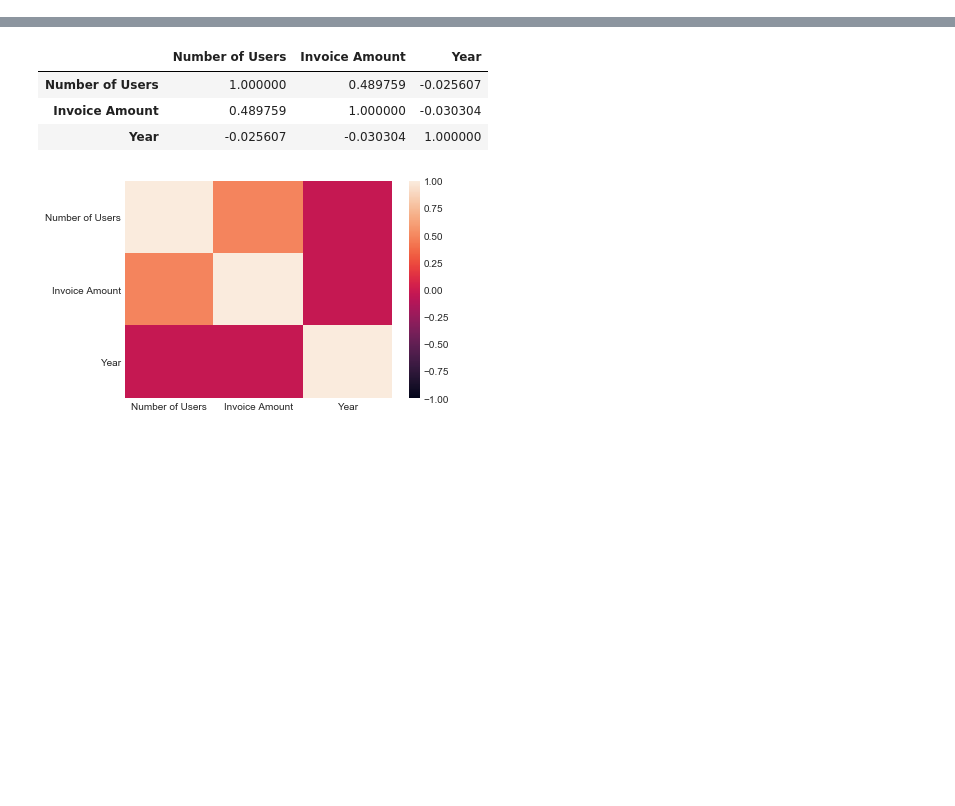
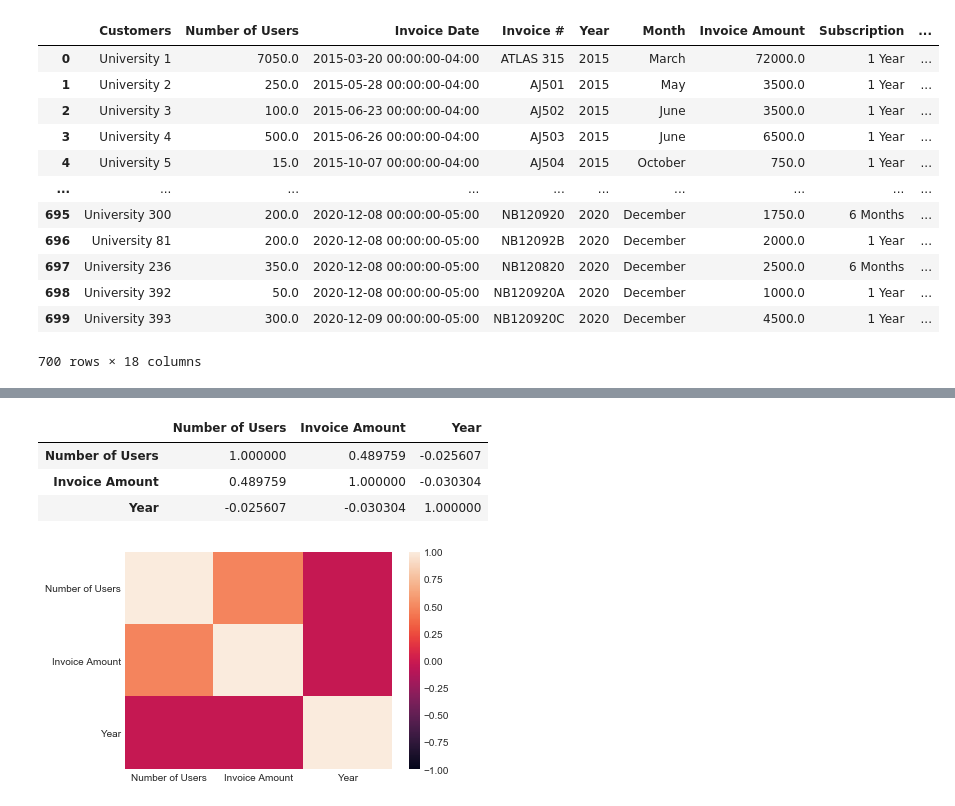
Before and after one commit to dd2-GWFinTech-Projects/Project1_ProductMarketingAnalysis, a Jupyter notebook: PhaseI/03_Dashboard/07_Plots.ipynb, the cells around one changed output, grey strips where cells are left out. Cells and saved outputs as stored; diff of their text form; code cells hidden in the pictures; blank space fills up the shorter version.

```diff
--- a/PhaseI/03_Dashboard/07_Plots.ipynb
+++ b/PhaseI/03_Dashboard/07_Plots.ipynb
@@ -494,4 +494,20 @@ plt__atlas_grouped__year_subscription__count_1 = generate_plot__px_bar(
     )
 
 plt__atlas_grouped__year_subscription__count_1.show()
+# %%
+atlas
+# %% [output]
+|  | Customers | Number of Users | Invoice Date | Invoice # | Year | Month | Invoice Amount | Subscription | ... |
+| 0 | University 1 | 7050.0 | 2015-03-20 00:00:00-04:00 | ATLAS 315 | 2015 | March | 72000.0 | 1 Year | ... |
+| 1 | University 2 | 250.0 | 2015-05-28 00:00:00-04:00 | AJ501 | 2015 | May | 3500.0 | 1 Year | ... |
+| 2 | University 3 | 100.0 | 2015-06-23 00:00:00-04:00 | AJ502 | 2015 | June | 3500.0 | 1 Year | ... |
+| 3 | University 4 | 500.0 | 2015-06-26 00:00:00-04:00 | AJ503 | 2015 | June | 6500.0 | 1 Year | ... |
+| 4 | University 5 | 15.0 | 2015-10-07 00:00:00-04:00 | AJ504 | 2015 | October | 750.0 | 1 Year | ... |
+| ... | ... | ... | ... | ... | ... | ... | ... | ... | ... |
+| 695 | University 300 | 200.0 | 2020-12-08 00:00:00-05:00 | NB120920 | 2020 | December | 1750.0 | 6 Months | ... |
+| 696 | University 81 | 200.0 | 2020-12-08 00:00:00-05:00 | NB12092B | 2020 | December | 2000.0 | 1 Year | ... |
+| 697 | University 236 | 350.0 | 2020-12-08 00:00:00-05:00 | NB120820 | 2020 | December | 2500.0 | 6 Months | ... |
+| 698 | University 392 | 50.0 | 2020-12-08 00:00:00-05:00 | NB120920A | 2020 | December | 1000.0 | 1 Year | ... |
+| 699 | University 393 | 300.0 | 2020-12-09 00:00:00-05:00 | NB120920C | 2020 | December | 4500.0 | 1 Year | ... |
+700 rows × 18 columns
 # %%
```
Also changed, not shown: parts of 2 cells of this notebook, 9 other files.
